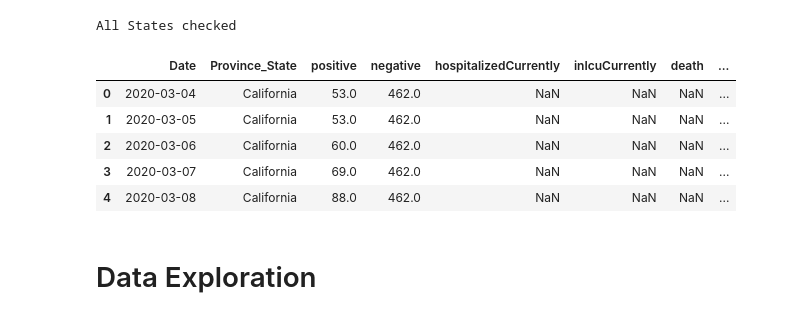
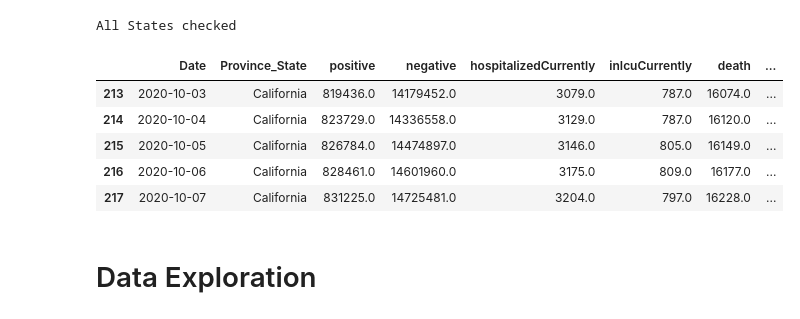
Before and after one commit to andrewcreates/DataScience-Projects, a Jupyter notebook: COVID-19/COVIDtracking.com US and CA Testing.ipynb, the cells around one changed output. Saved outputs shown, nothing was run; the diff lists cells and outputs as text; code cells hidden in the pictures.

```diff
--- a/COVID-19/COVIDtracking.com US and CA Testing.ipynb
+++ b/COVID-19/COVIDtracking.com US and CA Testing.ipynb
@@ -83,14 +83,14 @@ if check == 0:
 # %% [output]
 All States checked
 # %%
-ca_testing.head()
+ca_testing.tail()
 # %% [output]
 |  | Date | Province_State | positive | negative | hospitalizedCurrently | inIcuCurrently | death | ... |
-| 0 | 2020-03-04 | California | 53.0 | 462.0 | NaN | NaN | NaN | ... |
-| 1 | 2020-03-05 | California | 53.0 | 462.0 | NaN | NaN | NaN | ... |
-| 2 | 2020-03-06 | California | 60.0 | 462.0 | NaN | NaN | NaN | ... |
-| 3 | 2020-03-07 | California | 69.0 | 462.0 | NaN | NaN | NaN | ... |
-| 4 | 2020-03-08 | California | 88.0 | 462.0 | NaN | NaN | NaN | ... |
+| 213 | 2020-10-03 | California | 819436.0 | 14179452.0 | 3079.0 | 787.0 | 16074.0 | ... |
+| 214 | 2020-10-04 | California | 823729.0 | 14336558.0 | 3129.0 | 787.0 | 16120.0 | ... |
+| 215 | 2020-10-05 | California | 826784.0 | 14474897.0 | 3146.0 | 805.0 | 16149.0 | ... |
+| 216 | 2020-10-06 | California | 828461.0 | 14601960.0 | 3175.0 | 809.0 | 16177.0 | ... |
+| 217 | 2020-10-07 | California | 831225.0 | 14725481.0 | 3204.0 | 797.0 | 16228.0 | ... |
 # %%
 ca_testing.to_csv(r'X:\AC\Documents\Datasets\CA_daily_pivot.csv', index=False)
 us_testing.to_csv(r'X:\AC\Documents\Datasets\US_testing_daily.csv', index=False)
```
Also changed, not shown: 1 other file.
